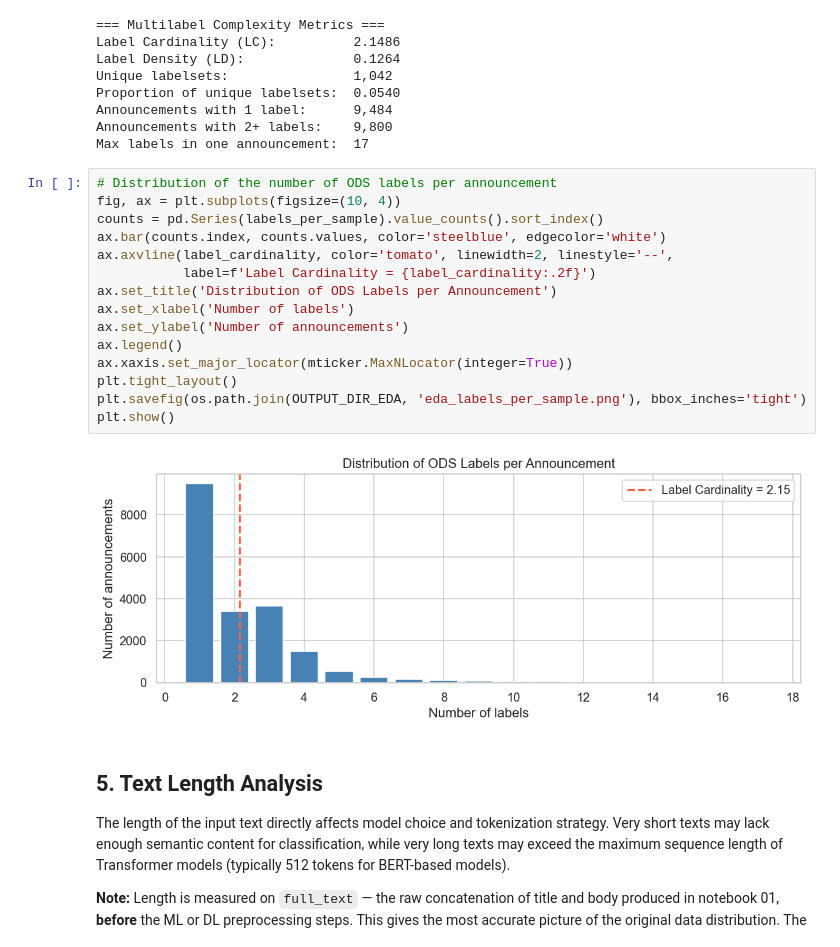
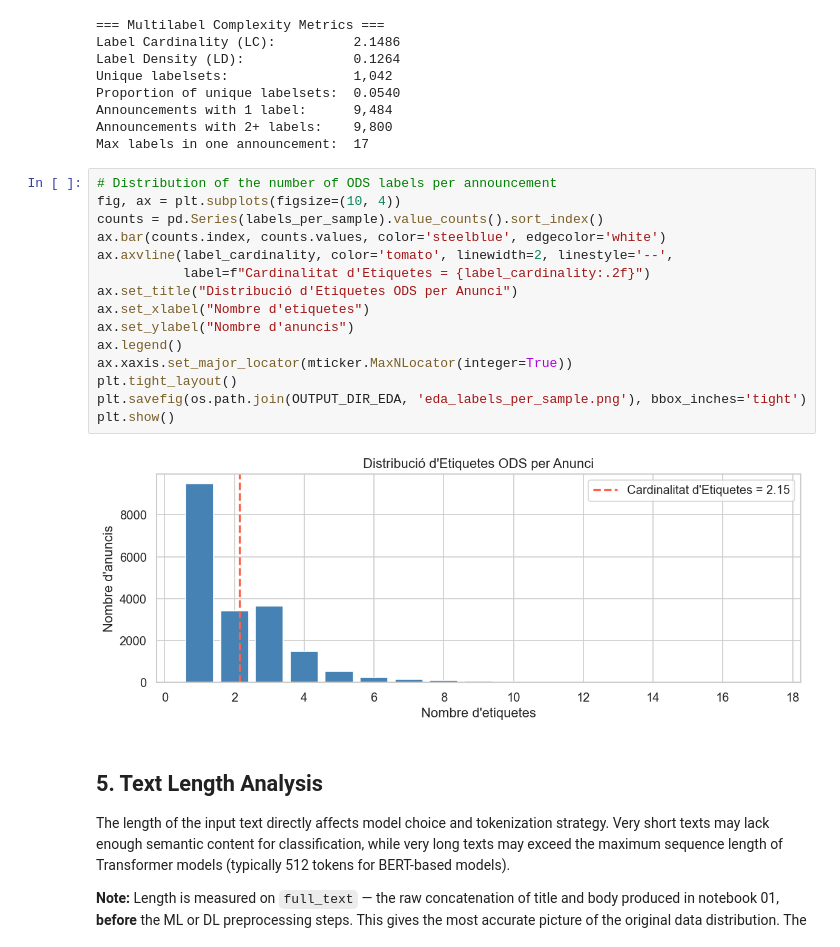
Before and after one commit to jiacomas/TFG-jiacomas, a Jupyter notebook: notebooks/02_eda.ipynb, the cells around one changed output. Cells and saved outputs as stored; diff of their text form.

```diff
--- a/notebooks/02_eda.ipynb
+++ b/notebooks/02_eda.ipynb
@@ -196,20 +196,20 @@ Max labels in one announcement:  17
 # %%
 # Distribution of the number of ODS labels per announcement
 fig, ax = plt.subplots(figsize=(10, 4))
 counts = pd.Series(labels_per_sample).value_counts().sort_index()
 ax.bar(counts.index, counts.values, color='steelblue', edgecolor='white')
 ax.axvline(label_cardinality, color='tomato', linewidth=2, linestyle='--',
-           label=f'Label Cardinality = {label_cardinality:.2f}')
-ax.set_title('Distribution of ODS Labels per Announcement')
-ax.set_xlabel('Number of labels')
-ax.set_ylabel('Number of announcements')
+           label=f"Cardinalitat d'Etiquetes = {label_cardinality:.2f}")
+ax.set_title("Distribució d'Etiquetes ODS per Anunci")
+ax.set_xlabel("Nombre d'etiquetes")
+ax.set_ylabel("Nombre d'anuncis")
 ax.legend()
 ax.xaxis.set_major_locator(mticker.MaxNLocator(integer=True))
 plt.tight_layout()
 plt.savefig(os.path.join(OUTPUT_DIR_EDA, 'eda_labels_per_sample.png'), bbox_inches='tight')
 plt.show()
 # %% [output]
-[figure, old version]
+[figure, new version]
 # %% [markdown]
 ## **5. Text Length Analysis**
 
```
Also changed, not shown: parts of 7 cells of this notebook, 9 other files.
